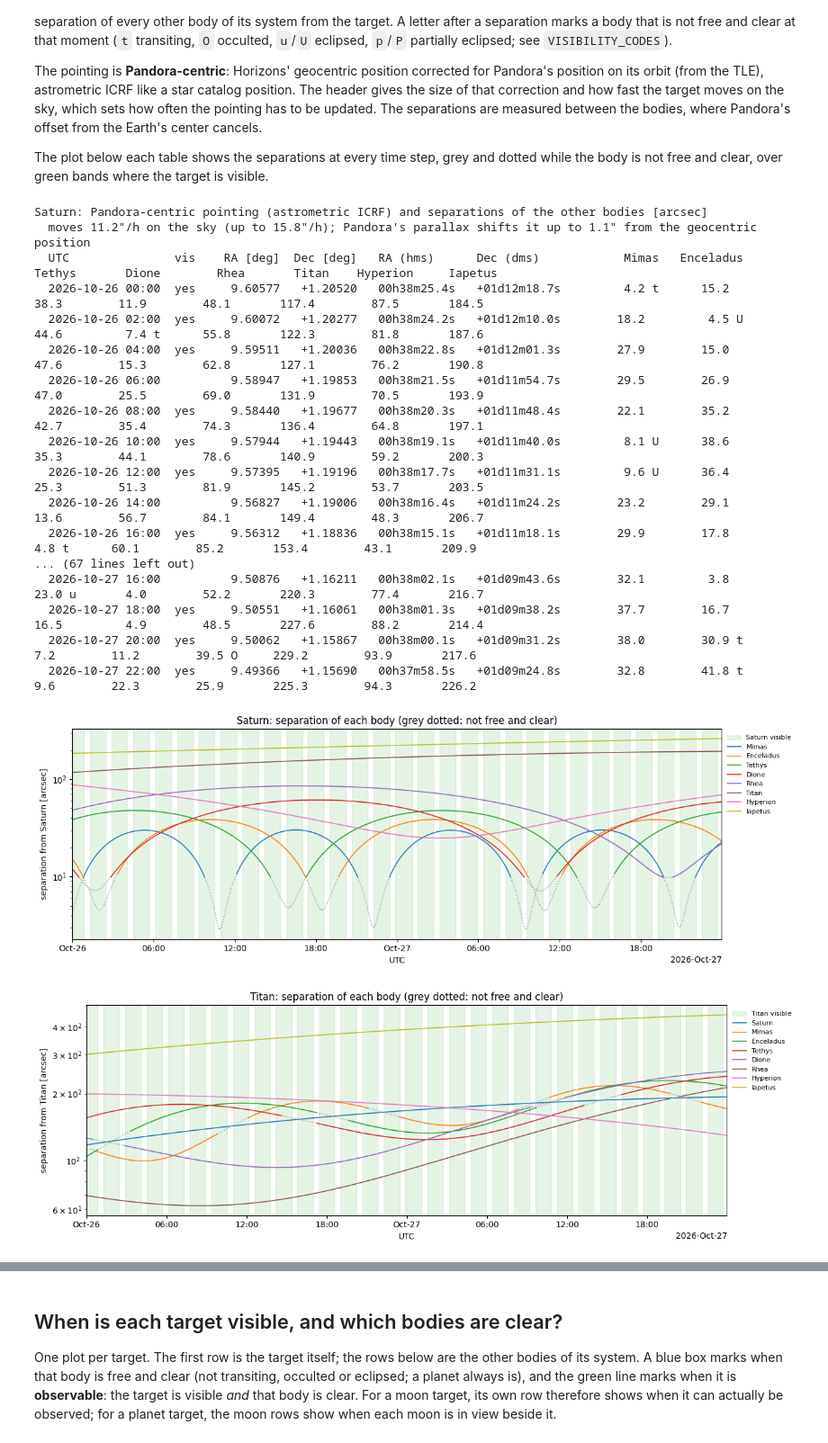
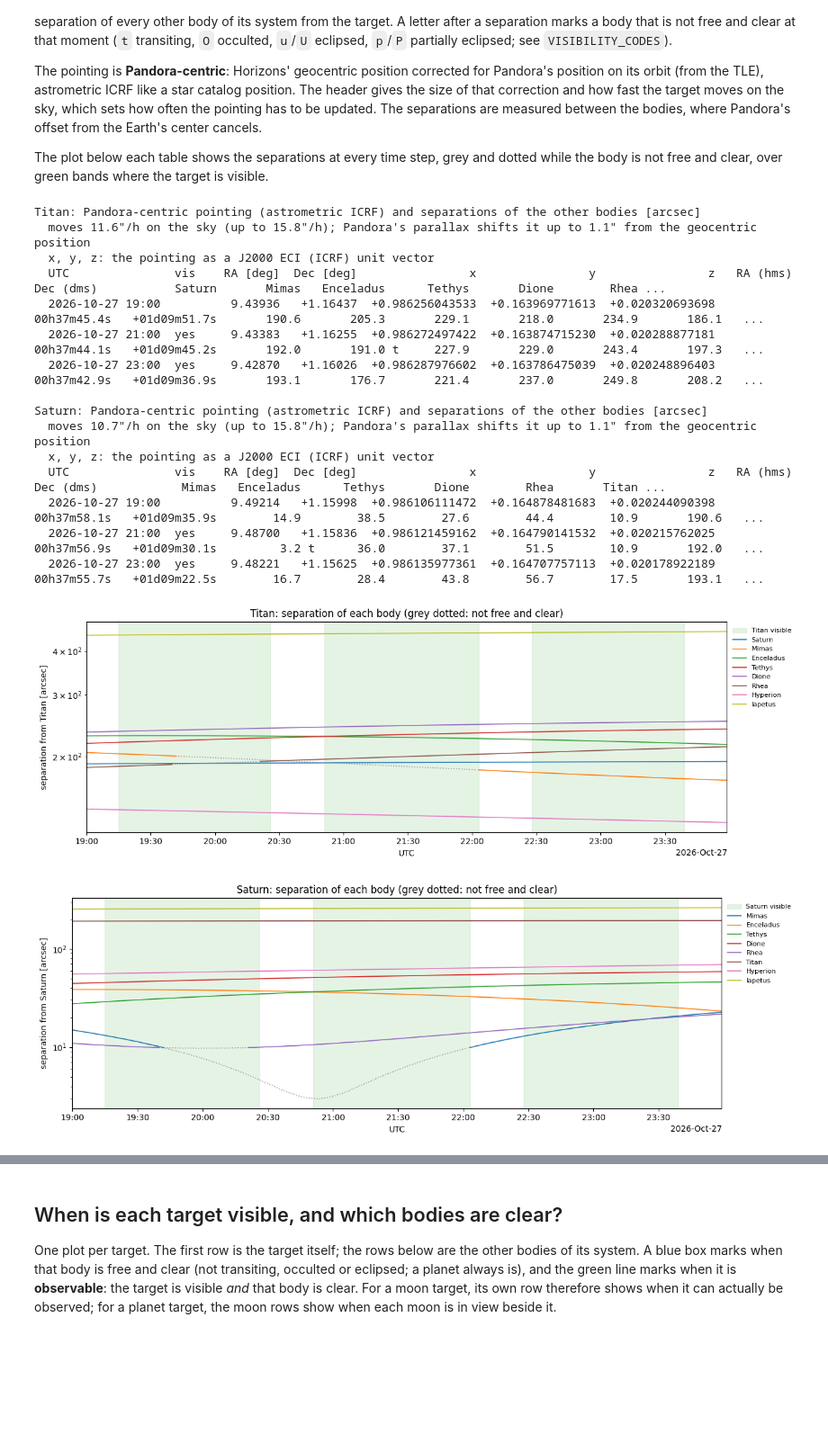
Before and after one commit to jrenaud90/pandora-visibility, a Jupyter notebook: docs/solar_system_visibility.ipynb, the cells around one changed output, grey strips where cells are left out. Shown at 90% size. Cells and saved outputs as stored; diff of their text form; code cells hidden in the pictures; blank space fills up the shorter version.

```diff
--- a/docs/solar_system_visibility.ipynb
+++ b/docs/solar_system_visibility.ipynb
@@ -51,17 +57,17 @@ Pandora Visibility Version: 2.1.0.
 `targets_list` takes planet and major moon names, mixed freely. The keep-outs are the same settings as `target_visibility.ipynb`. The NIRDA trace check of the roll search is switched off here: it needs the target to be a Gaia star, which planets and moons are not, so it would only skip them with a warning. Cell 8 draws the system's traces instead.
 # %%
 # Targets: planets or major moons, by name
-targets_list = ["Saturn", "Titan", "Enceladus"]
+targets_list = ["Titan", "Saturn"]
 
 # Time window (UTC) and cadence. Each day of the window gets its own roll.
-start_utc = "2026-10-26T00:00:00"
-stop_utc = "2026-10-28T00:00:00"
+start_utc = "2026-10-27T19:00:00"
+stop_utc = "2026-10-27T23:59:00"
 time_step_minutes = 1.0
 
 # Spacecraft orbit
 # Placeholder TLE for Pandora (epoch 2026-10-21); use the newest one for real work!
-line1 = "1 67395U 80229J   26294.59710648  .00000000  00000-0 -27326-5 0    03"
-line2 = "2 67395  97.8123 291.3619 0006725  75.0159  26.3840 14.88223568    00"
+line1 = "1 67395U 26004AJ  26295.25055696  .00000586  00000-0  69356-4 0  9996"
+line2 = "2 67395  97.8123 292.0058 0006728  74.8493 285.3468 14.88239959 42174"
 
 # The class defaults as of v2.1.0, spelled out so the run stays pinned if the
 # defaults move again. Change any of them here, e.g. st_required=2.
@@ -79,10 +85,10 @@ visibility_settings = dict(
     # under 0.01 deg. Drop this line to evaluate the ephemeris exactly.
     ephemeris_step=60 * u.min,
     # Off: the roll search's trace check needs a Gaia star at the target.
-    use_trace_sweep=False,
+    use_trace_sweep=True,
     # NIRDA subarray drawn in Cell 8
-    nirda_roi_x=80,
-    nirda_roi_y=256,
+    nirda_roi_x=160,
+    nirda_roi_y=512,
 )
 visibility = Visibility(line1, line2, **visibility_settings)
 
@@ -263,59 +269,62 @@ for target_id, label in targets:
     }
     clear = {body_id: is_clear(body_id, ephemerides[body_id]) for body_id in others}
     rate = pointing[1:].separation(pointing[:-1]).arcsec / (time_step_minutes / 60.0)
+    # The pointing as an ICRF (J2000 ECI) unit vector, one (x, y, z) row per step
+    unit_xyz = pointing.cartesian.xyz.value.T
 
     print(f"\n{label}: Pandora-centric pointing (astrometric ICRF) and "
           f"separations of the other bodies [arcsec]")
     print(f"  moves {np.median(rate):.1f}\"/h on the sky (up to {rate.max():.1f}\"/h); "
           f"Pandora's parallax shifts it up to "
           f"{pointing.separation(geocentric).arcsec.max():.1f}\" from the geocentric position")
-    print(f"  {'UTC':<17}{'vis':>4}{'RA [deg]':>12}{'Dec [deg]':>11}   "
+    print("  x, y, z: the pointing as a J2000 ECI (ICRF) unit vector")
+    print(f"  {'UTC':<17}{'vis':>4}{'RA [deg]':>12}{'Dec [deg]':>11}"
+          f"{'x':>17}{'y':>17}{'z':>17}   "
           f"{'RA (hms)':<14}{'Dec (dms)':<14}"
           + "".join(f"{labels[body_id]:>12}" for body_id in others))
     for index in range(0, len(times), every):
         ra_hms, dec_dms = pointing[index].to_string("hmsdms", precision=1).split()
         row = "".join(
             f"{separation[body_id][index]:>10.1f} "
             f"{'' if clear[body_id][index] else ephemerides[body_id]['code'][index]:1}"
             for body_id in others
         )
         print(f"  {times[index].iso[:16]:<17}{'yes' if visible[index] else '':>4}"
-              f"{pointing[index].ra.deg:>12.5f}{pointing[index].dec.deg:>+11.5f}   "
+              f"{pointing[index].ra.deg:>12.5f}{pointing[index].dec.deg:>+11.5f}"
+              + "".join(f"{value:>+17.12f}" for value in unit_xyz[index]) + "   "
               f"{ra_hms:<14}{dec_dms:<14}{row}")
 
     fig, ax = plt.subplots(figsize=(13, 4.5))
     ax.fill_between(dates, 0, 1, where=visible, transform=ax.get_xaxis_transform(),
                     color="tab:green", alpha=0.12, step="mid", label=f"{label} visible")
     # tab10 without its grey, which here means "not free and clear"
     colors = [c for i, c in enumerate(plt.cm.tab10.colors) if i != 7]
     for body_id, color in zip(others, colors):
         ax.plot(dates, np.where(clear[body_id], separation[body_id], np.nan),
                 lw=1.2, color=color, label=labels[body_id])
         ax.plot(dates, np.where(clear[body_id], np.nan, separation[body_id]),
                 lw=1.2, color="0.6", linestyle=":")
     ax.set_yscale("log")
     ax.set_ylabel(f"separation from {label} [arcsec]")
     ax.set_title(f"{label}: separation of each body (grey dotted: not free and clear)")
     format_date_axis(ax, times)
     ax.legend(loc="upper left", bbox_to_anchor=(1.0, 1.0), fontsize=8, frameon=False)
     plt.tight_layout()
 # %% [output]
+Titan: Pandora-centric pointing (astrometric ICRF) and separations of the other bodies [arcsec]
+  moves 11.6"/h on the sky (up to 15.8"/h); Pandora's parallax shifts it up to 1.1" from the geocentric position
+  x, y, z: the pointing as a J2000 ECI (ICRF) unit vector
+  UTC               vis    RA [deg]  Dec [deg]                x                y                z   RA (hms)      Dec (dms)           Saturn       Mimas   Enceladus      Tethys       Dione        Rhea ...
+  2026-10-27 19:00          9.43936   +1.16437  +0.986256043533  +0.163969771613  +0.020320693698   00h37m45.4s   +01d09m51.7s       190.6       205.3       229.1       218.0       234.9       186.1   ...
+  2026-10-27 21:00  yes     9.43383   +1.16255  +0.986272497422  +0.163874715230  +0.020288877181   00h37m44.1s   +01d09m45.2s       192.0       191.0 t     227.9       229.0       243.4       197.3   ...
+  2026-10-27 23:00  yes     9.42870   +1.16026  +0.986287976602  +0.163786475039  +0.020248896403   00h37m42.9s   +01d09m36.9s       193.1       176.7       221.4       237.0       249.8       208.2   ...
+
 Saturn: Pandora-centric pointing (astrometric ICRF) and separations of the other bodies [arcsec]
-  moves 11.2"/h on the sky (up to 15.8"/h); Pandora's parallax shifts it up to 1.1" from the geocentric position
-  UTC               vis    RA [deg]  Dec [deg]   RA (hms)      Dec (dms)            Mimas   Enceladus      Tethys       Dione        Rhea       Titan    Hyperion     Iapetus
-  2026-10-26 00:00  yes     9.60577   +1.20520   00h38m25.4s   +01d12m18.7s         4.2 t      15.2        38.3        11.9        48.1       117.4        87.5       184.5
-  2026-10-26 02:00  yes     9.60072   +1.20277   00h38m24.2s   +01d12m10.0s        18.2         4.5 U      44.6         7.4 t      55.8       122.3        81.8       187.6
-  2026-10-26 04:00  yes     9.59511   +1.20036   00h38m22.8s   +01d12m01.3s        27.9        15.0        47.6        15.3        62.8       127.1        76.2       190.8
-  2026-10-26 06:00          9.58947   +1.19853   00h38m21.5s   +01d11m54.7s        29.5        26.9        47.0        25.5        69.0       131.9        70.5       193.9
-  2026-10-26 08:00  yes     9.58440   +1.19677   00h38m20.3s   +01d11m48.4s        22.1        35.2        42.7        35.4        74.3       136.4        64.8       197.1
-  2026-10-26 10:00  yes     9.57944   +1.19443   00h38m19.1s   +01d11m40.0s         8.1 U      38.6        35.3        44.1        78.6       140.9        59.2       200.3
-  2026-10-26 12:00  yes     9.57395   +1.19196   00h38m17.7s   +01d11m31.1s         9.6 U      36.4        25.3        51.3        81.9       145.2        53.7       203.5
-  2026-10-26 14:00          9.56827   +1.19006   00h38m16.4s   +01d11m24.2s        23.2        29.1        13.6        56.7        84.1       149.4        48.3       206.7
-  2026-10-26 16:00  yes     9.56312   +1.18836   00h38m15.1s   +01d11m18.1s        29.9        17.8         4.8 t      60.1        85.2       153.4        43.1       209.9
-... (67 lines left out)
-  2026-10-27 16:00          9.50876   +1.16211   00h38m02.1s   +01d09m43.6s        32.1         3.8        23.0 u       4.0        52.2       220.3        77.4       216.7
-  2026-10-27 18:00  yes     9.50551   +1.16061   00h38m01.3s   +01d09m38.2s        37.7        16.7        16.5         4.9        48.5       227.6        88.2       214.4
-  2026-10-27 20:00  yes     9.50062   +1.15867   00h38m00.1s   +01d09m31.2s        38.0        30.9 t       7.2        11.2        39.5 O     229.2        93.9       217.6
-  2026-10-27 22:00  yes     9.49366   +1.15690   00h37m58.5s   +01d09m24.8s        32.8        41.8 t       9.6        22.3        25.9       225.3        94.3       226.2
+  moves 10.7"/h on the sky (up to 15.8"/h); Pandora's parallax shifts it up to 1.1" from the geocentric position
+  x, y, z: the pointing as a J2000 ECI (ICRF) unit vector
+  UTC               vis    RA [deg]  Dec [deg]                x                y                z   RA (hms)      Dec (dms)            Mimas   Enceladus      Tethys       Dione        Rhea       Titan ...
+  2026-10-27 19:00          9.49214   +1.15998  +0.986106111472  +0.164878481683  +0.020244090398   00h37m58.1s   +01d09m35.9s        14.9        38.5        27.6        44.4        10.9       190.6   ...
+  2026-10-27 21:00  yes     9.48700   +1.15836  +0.986121459162  +0.164790141532  +0.020215762025   00h37m56.9s   +01d09m30.1s         3.2 t      36.0        37.1        51.5        10.9       192.0   ...
+  2026-10-27 23:00  yes     9.48221   +1.15625  +0.986135977361  +0.164707757113  +0.020178922189   00h37m55.7s   +01d09m22.5s        16.7        28.4        43.8        56.7        17.5       193.1   ...
-[figure, old version]
+[figure, new version]
-[figure, old version]
+[figure, new version]
```
Also changed, not shown: parts of 13 cells of this notebook, 11 other files.
